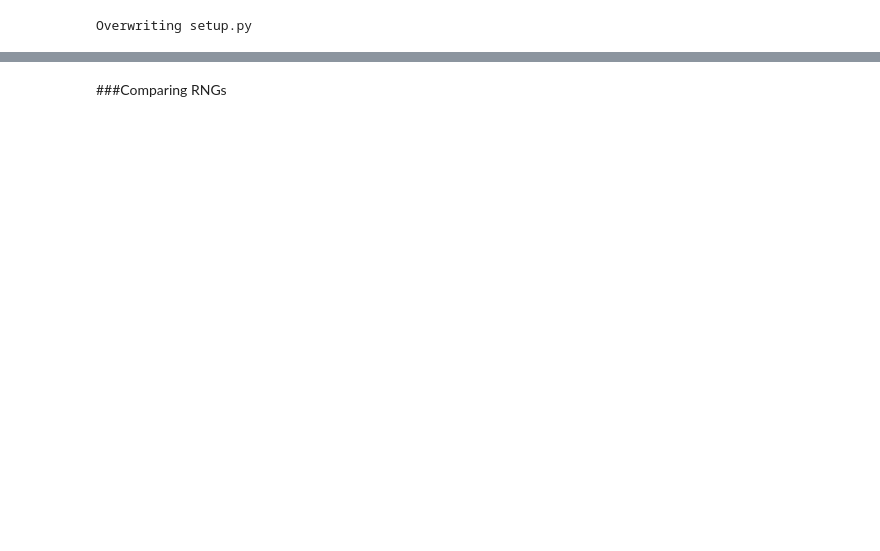
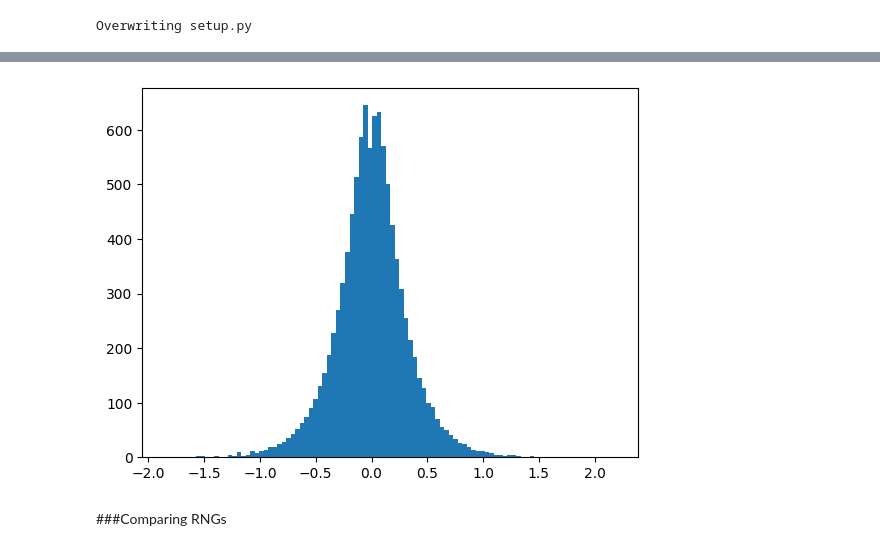
Before and after one commit to stffbram/JumpDiffusionModel, a Jupyter notebook: JumpModelDiffusion.ipynb, the cells around one changed output, grey strips where cells are left out. Saved outputs shown, nothing was run; the diff lists cells and outputs as text; code cells hidden in the pictures; blank space fills up the shorter version.

```diff
--- a/JumpModelDiffusion.ipynb
+++ b/JumpModelDiffusion.ipynb
@@ -168,3 +201,14 @@ copying build\lib.win-amd64-cpython-312\random_number_gen.cp312-win_amd64.pyd ->
+# %%
+import numpy as np
+import random_number_gen
+import scipy
+import matplotlib.pyplot as plt
+gen=random_number_gen.RandomNumberGen()
+X=gen.generate_CGMY_Ylessthan1(1000,10,3,5,5,-1.2)
+plt.hist(X.flatten(),bins=100)
+plt.show()
+# %% [output]
+[figure, added]
 # %% [markdown]
 ###Comparing RNGs
 # %%
```
Also changed, not shown: parts of 21 cells of this notebook.
